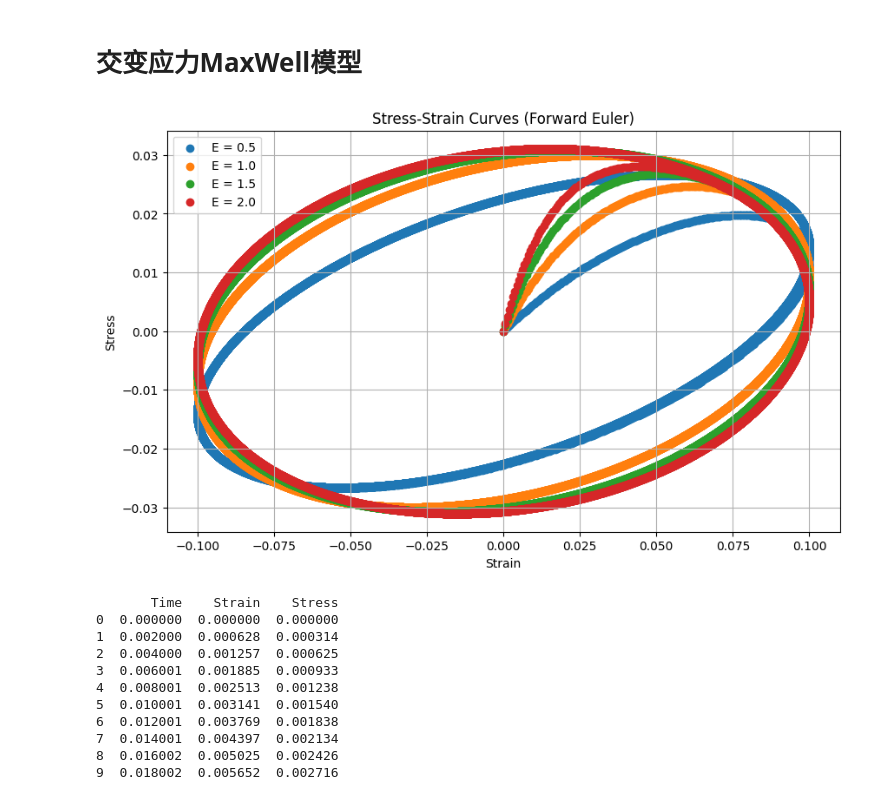
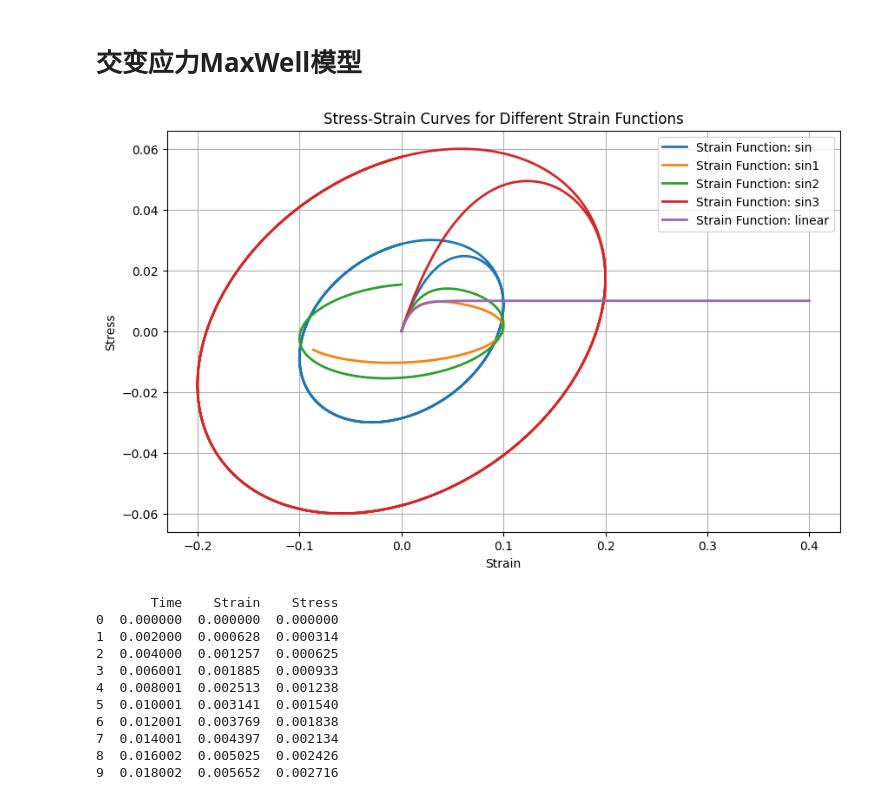
Before and after one commit to xiaolihuamao/Constitutive_Equation, a Jupyter notebook: stress_strain_fitting/data_generator.ipynb, the cells around one changed output. Cells and saved outputs as stored; diff of their text form; code cells hidden in the pictures.

```diff
--- a/stress_strain_fitting/data_generator.ipynb
+++ b/stress_strain_fitting/data_generator.ipynb
@@ -27,6 +27,7 @@ num_points = 10000   # 数据点数量
 
 # 生成应变数据
 epsilon = np.linspace(1, epsilon_max, num_points)
+
 # 获取当前Jupyter Notebook文件的绝对路径
 
 # 绘制应力-应变曲线
@@ -35,8 +36,9 @@ plt.figure(figsize=(10, 6))
 for n in n_values:
     # 根据幂律模型生成应力数据
     sigma = K * epsilon**n
+
     # 创建DataFrame
-    data = pd.DataFrame({'Strain (γ)': epsilon, 'Stress (σ)': sigma})
+    data = pd.DataFrame({'shear rate': epsilon, 'stress': sigma,'n':[n]*len(sigma)})
 
     # 将数据写入Excel文件的不同工作簿
     data.to_excel(writer, sheet_name=f'n={n}', index=False, float_format='%.15f')
@@ -47,8 +49,8 @@ for n in n_values:
 # 保存Excel文件
 writer.close()
 
-plt.xlabel('Strain (γ)')
-plt.ylabel('Stress (σ)')
+plt.xlabel('shear rate')
+plt.ylabel('stress')
 plt.yscale('log')
 plt.title('Stress-Strain Curves for Different Power Law Indices')
 plt.legend()
@@ -80,11 +82,10 @@ for n in n_values:
     sigma = sigma0+K * epsilon**n
 
     # 创建DataFrame
-    data = pd.DataFrame({'Strain (γ)': epsilon, 'Stress (σ)': sigma})
+    data = pd.DataFrame({'shear rate': epsilon, 'stress': sigma,'n':[n]*len(sigma)})
 
     # 将数据写入Excel文件的不同工作簿
     data.to_excel(writer, sheet_name=f'n={n}', index=False, float_format='%.15f')
-
     # 绘制曲线
     plt.plot(epsilon, sigma, label=f'n = {n}', linewidth=2)
 
@@ -126,7 +127,7 @@ print(df.head(10))
 # %%
 # 定义 calc_stress 函数
 def calc_stress(E, eta, max_strain, strain_rate, N):
-    time = np.linspace(0,  max_strain / strain_rate, N)
+    time = np.linspace(0.1,  max_strain / strain_rate, N)
     strain = np.zeros(N)
     for i in range(N):
         if time[i] < max_strain / strain_rate:
@@ -160,7 +161,7 @@ for E in E_values:
     time, strain, stress = calc_stress(E, eta, max_strain, strain_rate, N)
 
     # 创建DataFrame
-    data = pd.DataFrame({'Strain': strain, 'Stress': stress})
+    data = pd.DataFrame({'Strain': strain, 'Stress': 10*stress,'n':[E]*len(stress)})
 
     # 将数据写入Excel文件的不同工作簿
     data.to_excel(writer, sheet_name=f'E={E}', index=False)
@@ -202,56 +203,93 @@ print(df.head(10))
 # 交变应力MaxWell模型
 # %%
 # 定义 calc_stress 函数
-def calc_stress(E, eta, epsilon_0, omega, N, T):
-    time = np.linspace(0, T, N)
-    strain = epsilon_0 * np.sin(omega * time)
+def calc_stress(E, eta, strain_func, N, T):
+    """
+    计算应力和应变
+    :param E: 弹性模量
+    :param eta: 粘性系数
+    :param strain_func: 应变函数，输入为时间，输出为应变
+    :param N: 时间步数
+    :param T: 总时间
+    :return: 时间序列, 应变序列, 应力序列
+    """
+    time = np.linspace(0, T, N)  # 生成时间序列
+    strain = strain_func(time)  # 根据应变函数生成应变序列
 
-    stress = np.zeros(N)
+    stress = np.zeros(N)  # 初始化应力序列
     for i in range(1, N):
-        de = strain[i] - strain[i-1]
-        dt = time[i] - time[i-1]
-        stress[i] =(1 - dt / (eta / E)) * stress[i-1] + E * de
+        de = strain[i] - strain[i-1]  # 应变增量
+        dt = time[i] - time[i-1]  # 时间增量
+        stress[i] = (1 - dt / (eta / E)) * stress[i-1] + E * de  # 计算应力
 
     return time, strain, stress
 
+# 定义不同的应变函数
+def strain_sin(time):
+    """ 正弦应变函数 """
+    return epsilon_0 * np.sin(omega * time)
+
+def strain_sin1(time):
+
+   return epsilon_0 * np.sin(omega * time/3)
+
+def strain_sin2(time):
+
+    return epsilon_0 * np.sin(omega * time/2)
+def strain_sin3(time):
+    """ 自定义应变函数（例如线性增加） """
+    return 2*epsilon_0 * np.sin(omega * time)
+def strain_linear(time):
+    """ 自定义应变函数（例如线性增加） """
+    return 2*epsilon_0 * time / (2 * np.pi / omega)
+
 # 参数
-E_values = [0.5,1.0,1.5,2.0]  # 弹性模量列表
+E = 1.0  # 弹性模量
 eta = 0.1  # 粘性系数
 epsilon_0 = 0.1  # 最大应变
 omega = np.pi  # 角频率
 T = 2 * np.pi / omega  # 周期
-N = 10000  # 时间步数
+N = 1000  # 时间步数
 
 # 创建Excel写入器
-writer = pd.ExcelWriter('data/sin_maxwell_data.xlsx', engine='xlsxwriter')
+writer = pd.ExcelWriter('data/sin_maxwell_protocols_data.xlsx', engine='xlsxwriter')
 
 # 绘制应力-应变曲线
 plt.figure(figsize=(10, 6))
 
-for E in E_values:
+# 定义应变函数列表
+strain_functions = [
+    ("sin", strain_sin),
+    ("sin1", strain_sin1),
+    ("sin2", strain_sin2),
+    ("sin3", strain_sin3),
+    ("linear",strain_linear)
+]
+
+for name, strain_func in strain_functions:
     # 计算应力-应变数据
-    time, strain, stress = calc_stress(E, eta, epsilon_0, omega, N, 10*T)
+    time, strain, stress = calc_stress(E, eta, strain_func, N, 2 * T)
 
     # 创建DataFrame
     data = pd.DataFrame({'Time': time, 'Strain': strain, 'Stress': stress})
 
     # 将数据写入Excel文件的不同工作簿
-    data.to_excel(writer, sheet_name=f'E={E}', index=False)
+    data.to_excel(writer, sheet_name=name, index=False)
 
     # 绘制曲线
-    plt.scatter(strain, stress, label=f'E = {E}', linewidth=1)
+    plt.plot(strain, stress, label=f'Strain Function: {name}', linewidth=2)
 
 # 保存Excel文件
 writer.close()
 
 plt.xlabel('Strain')
 plt.ylabel('Stress')
-plt.title('Stress-Strain Curves (Forward Euler)')
+plt.title('Stress-Strain Curves for Different Strain Functions')
 plt.legend()
 plt.grid(True)
 plt.show()
 # %% [output]
-[figure, old version]
+[figure, new version]
 # %%
 # 读取Excel文件
 file_path = 'data/sin_maxwell_data.xlsx'
```
Also changed, not shown: parts of 2 cells of this notebook, 15 other files.
